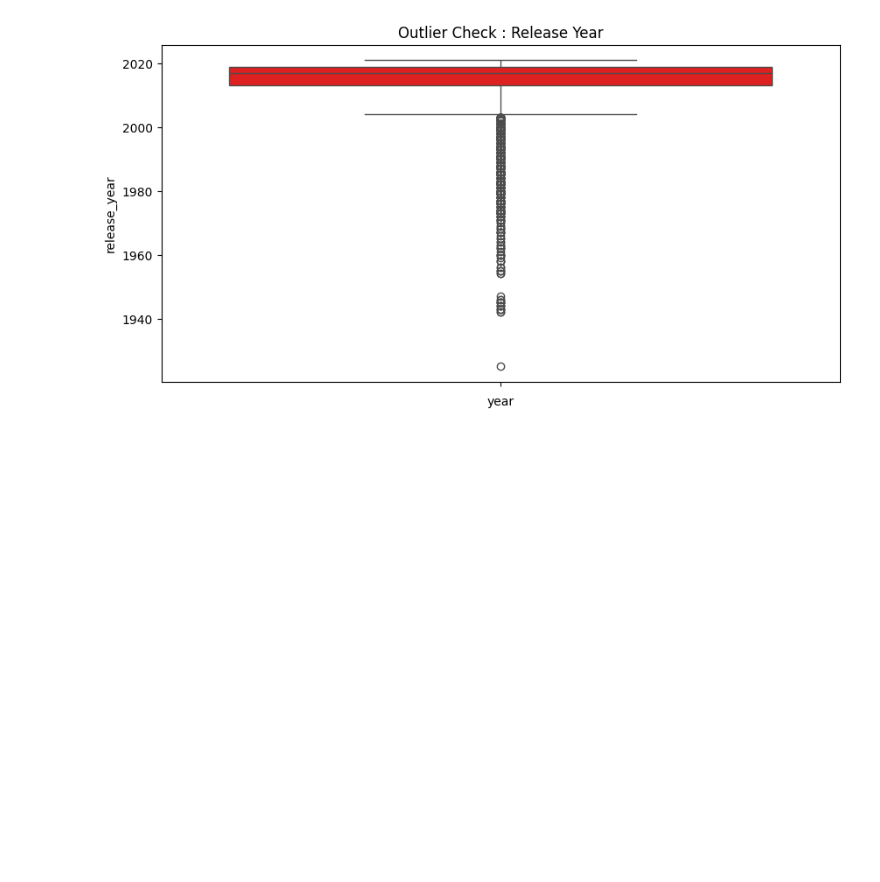
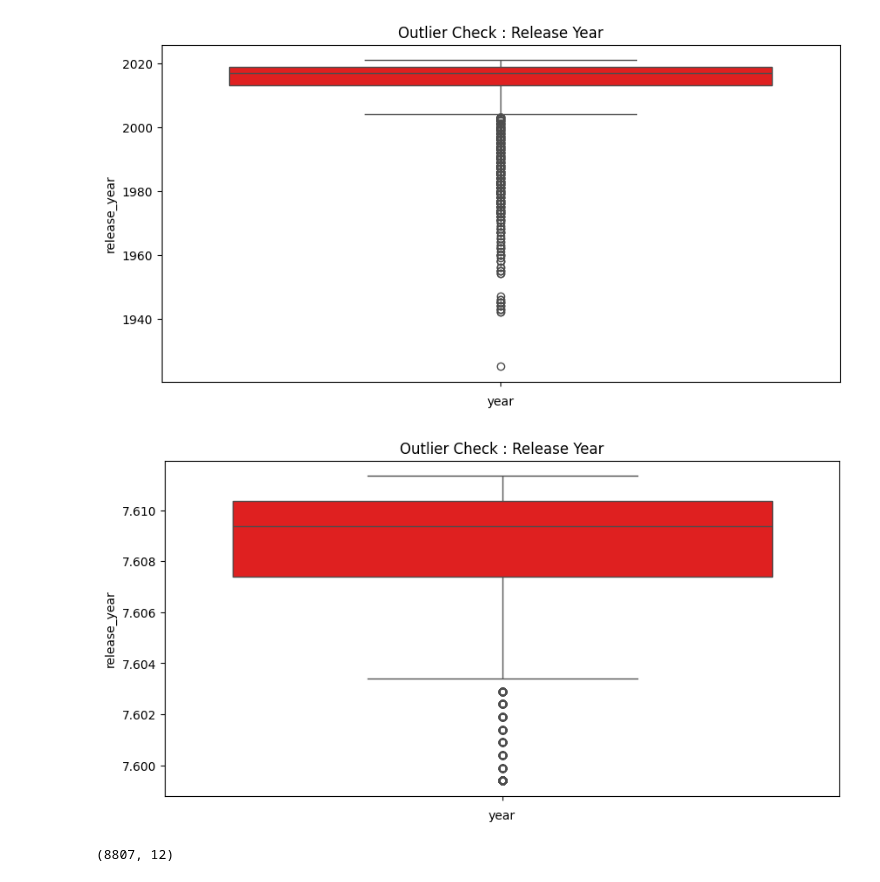
Before and after one commit to Lochan-01/ml, a Jupyter notebook: EDA.ipynb, the cells around one changed output. Cells and saved outputs as stored; diff of their text form; code cells hidden in the pictures; blank space fills up the shorter version.

```diff
--- a/EDA.ipynb
+++ b/EDA.ipynb
@@ -95,3 +95,20 @@ plt.show()
 # %%
 # capping the outliers
 floor = df['release_year'].quantile(0.05)
+df['release_year']=df['release_year'].clip(lower=floor)
+# %%
+#log transformation method to reduce impact of outlayers
+df['release_year']=np.log(df['release_year'])
+# %%
+# outliers (this is also only for the numerical data)
+plt.figure(figsize = (10,5))
+sns.boxplot(df['release_year'],color='red')
+plt.title("Outlier Check : Release Year")
+plt.xlabel('year')
+plt.show()
+# %% [output]
+[figure, added]
+# %%
+df.shape
+# %% [output]
+(8807, 12)
```
Also changed, not shown: parts of 8 cells of this notebook.
